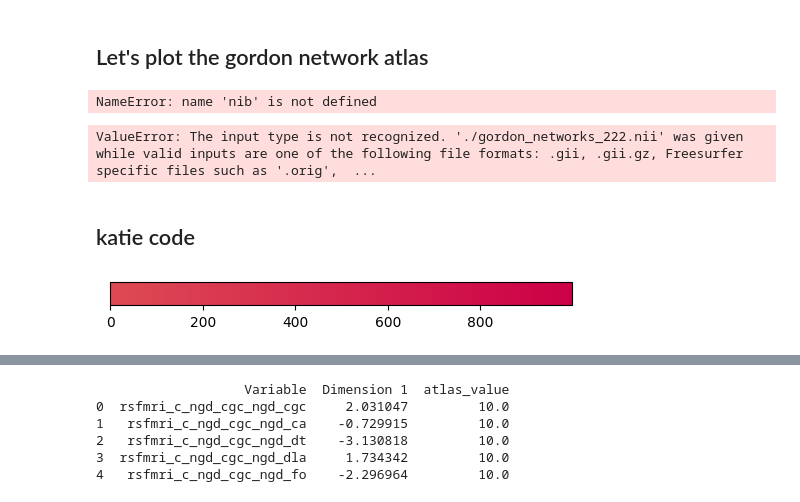
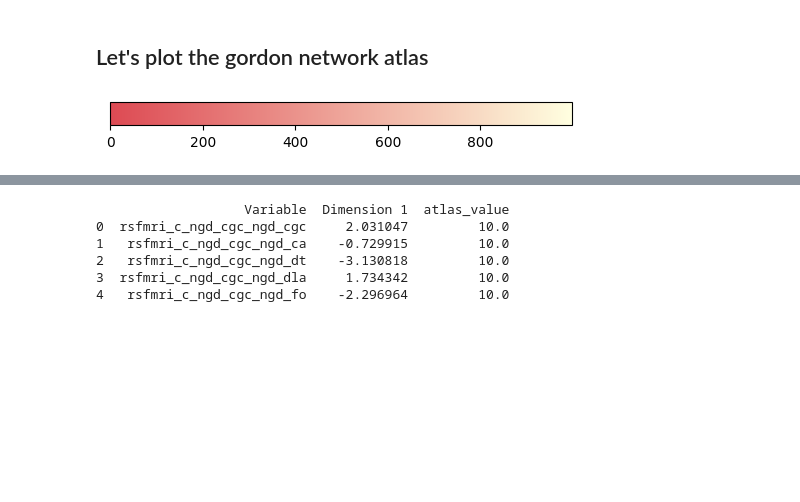
Before and after one commit to chlohamp/abcd-plsc, a Jupyter notebook: plsc-figures.ipynb, the cells around one changed output, grey strips where cells are left out. Saved outputs shown, nothing was run; the diff lists cells and outputs as text; code cells hidden in the pictures; blank space fills up the shorter version.

```diff
--- a/plsc-figures.ipynb
+++ b/plsc-figures.ipynb
@@ -117,36 +1,5 @@ def plot_surf(nii_img_thr, mask_contours=None, vmax=13, cmap=cmap):
 # %% [markdown]
 ## Let's plot the gordon network atlas
-# %%
-%matplotlib inline
-
-from nilearn import plotting
-
-# 1) Load your atlas
-atlas_img = nib.load("./gordon_networks_222.nii")
-atlas_data = atlas_img.get_fdata()
-
-# 2) Find all unique labels (excluding background = 0)
-region_ids = np.unique(atlas_data)
-region_ids = region_ids[region_ids != 0]
-print("Found region indices:", region_ids)
-
-# This will map labels 1→13 into the first 13 colors of 'tab20'
-plotting.plot_roi(
-    atlas_img, title="All 13 Gordon Networks", cmap="tab20", colorbar=True, alpha=1
-)
-
-# This will map labels 1→13 into the first 13 colors of 'tab20'
-plot_vol(
-    atlas_img, cmap="tab20", threshold = 0
-)
-# %% [output]
-NameError: name 'nib' is not defined
-# %%
-plot_surf("./gordon_networks_222.nii")
-# %% [output]
-ValueError: The input type is not recognized. './gordon_networks_222.nii' was given while valid inputs are one of the following file formats: .gii, .gii.gz, Freesurfer specific files such as '.orig',  ...
-# %% [markdown]
-## katie code
 # %%
 # importing the tools we'll use throughout the rest of the script
 # sys is system tools, should already be installed
@@ -469,7 +327,6 @@ def series_2_nifti(series_in, out_dir, save=False):
 
     return meas_nimg
 # %%
-from matplotlib.colors import LinearSegmentedColormap
 # Define the number of colors in the colormap
 num_colors = 1000
 
@@ -479,33 +336,41 @@ colors1 = [
     "#274492",
 ]
 
 # Create a smooth interpolation for the custom colormap
 cmap1 = LinearSegmentedColormap.from_list("custom_cmap", colors1, N=num_colors)
 
 # Define anchor points for key colors using hex values
 colors2 = [
     "#29ccff",  # light blue
     "#8FCC66",  # green
 ]
 
 # Create a smooth interpolation for the custom colormap
 cmap2 = LinearSegmentedColormap.from_list("custom_cmap", colors2, N=num_colors)
 
 # Define anchor points for key colors using hex values
 colors3 = [
     "#dd4a53",  # Orange
     "#cc0047",  # Red
 ]
 
 # Create a smooth interpolation for the custom colormap
 cmap3 = LinearSegmentedColormap.from_list("custom_cmap", colors3, N=num_colors)
 
+colors4 = [
+    "#dd4a53",  # Orange
+    "#FFFFE0",  # Yellow
+]
+
+# Create a smooth interpolation for the custom colormap
+cmap4 = LinearSegmentedColormap.from_list("custom_cmap", colors4, N=num_colors)
+
 # Plot the color gradient
 plt.figure(figsize=(8, 2))
-plt.imshow([list(range(num_colors))], aspect="auto", cmap=cmap3)
+plt.imshow([list(range(num_colors))], aspect="auto", cmap=cmap4)
 plt.gca().set_visible(False)
 plt.colorbar(orientation="horizontal")
 plt.show()
 # %% [output]
-[figure, old version]
+[figure, new version]
 # %%
```
Also changed, not shown: parts of 12 cells of this notebook.
